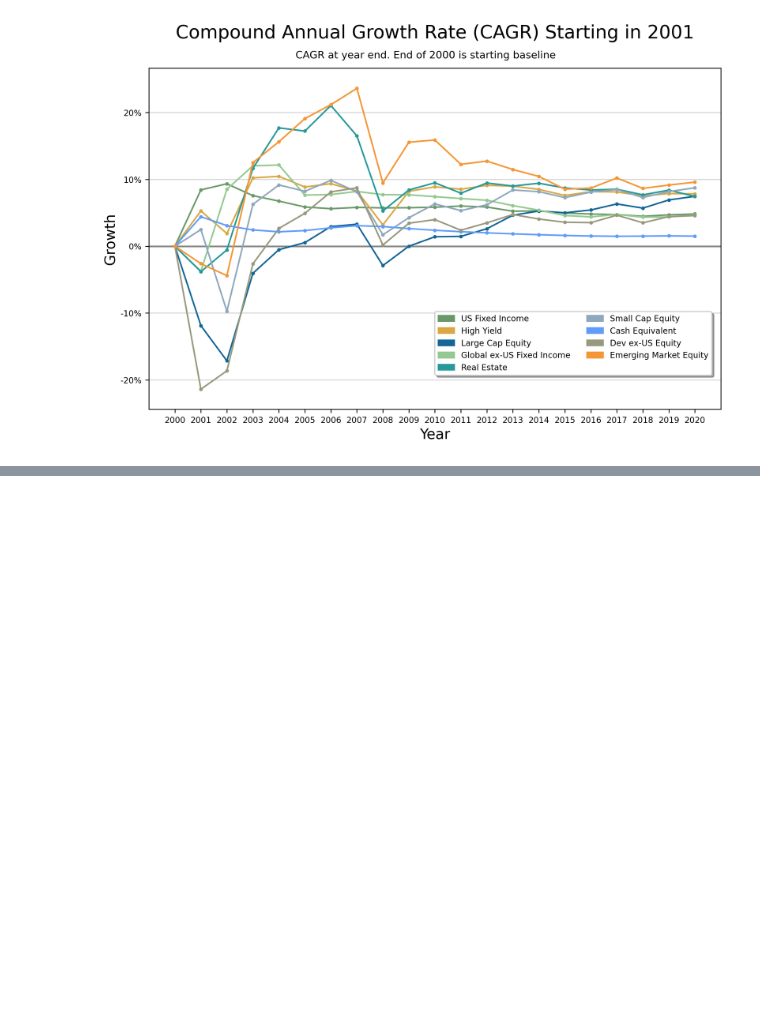
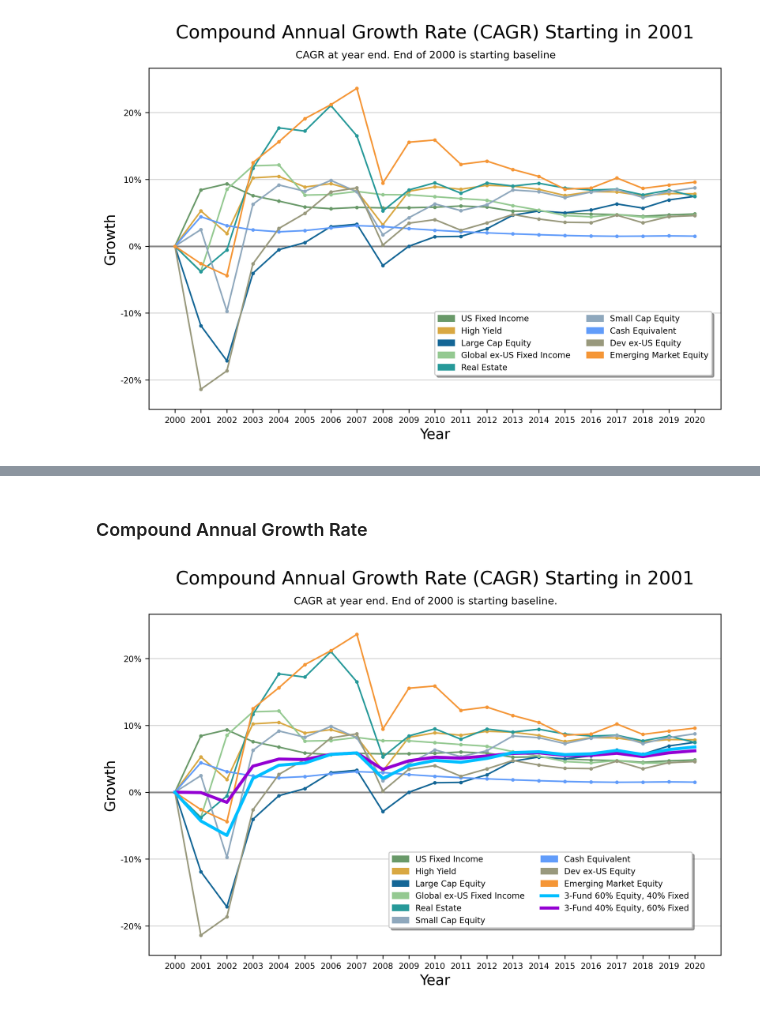
Before and after one commit to jsprag/Callan-Chart, a Jupyter notebook: Callan_Chart.ipynb, the cells around one changed output, grey strips where cells are left out. Drawn from its saved outputs; the diff is of its cells as text; code cells hidden in the pictures; blank space fills up the shorter version.

```diff
--- a/Callan_Chart.ipynb
+++ b/Callan_Chart.ipynb
@@ -375,0 +350,43 @@ ax.figure.savefig("./images/callan_cagr.png")
+# %% [markdown]
+### Compound Annual Growth Rate
+# %%
+# create plot
+fig, ax = plt.subplots()
+
+# set plot limits
+ax.set_xlim([x_min - 1, x_max])
+ax.set_ylim([df_cal_cagr.min().min() - 3, df_cal_cagr.max().max() + 3])
+
+# plot with custom line colors
+for c in df_cal_cagr.columns:
+    plt.plot(df_cal_cagr[c], color=colors[c], marker='o')
+
+# add equal 3 funds
+plt.plot(df_cagr['3-Fund 60F/40E'], color='darkviolet', lw=3)
+plt.plot(df_cagr['3-Fund 40F/60E'], color='deepskyblue', lw=3)
+
+# add horizontal grid lines
+plt.grid(axis='y', zorder=0)
+
+# highlight y = zero
+zeroline()
+
+# draw legend
+plt.legend(handles=legend2, ncol=2, loc=(0.42, 0.08))
+
+# set axis ticks
+ax.set_xticks(df_cal_cagr.index)
+plt.gca().yaxis.set_major_formatter(plt.matplotlib.ticker.StrMethodFormatter('{x:,.0f}%'))
+
+# label axes and title
+ax.set_xlabel('Year')
+ax.set_ylabel('Growth')
+plt.title('Compound Annual Growth Rate (CAGR) Starting in 2001', y=1.07)
+plt.suptitle('CAGR at year end. End of 2000 is starting baseline.', fontsize=10, y=.92)
+
+# display plot
+plt.show()
+
+ax.figure.savefig("./images/callan_cagr_bogle.png")
+# %% [output]
+[figure, added]
```
Also changed, not shown: parts of 25 cells of this notebook, 9 other files.
